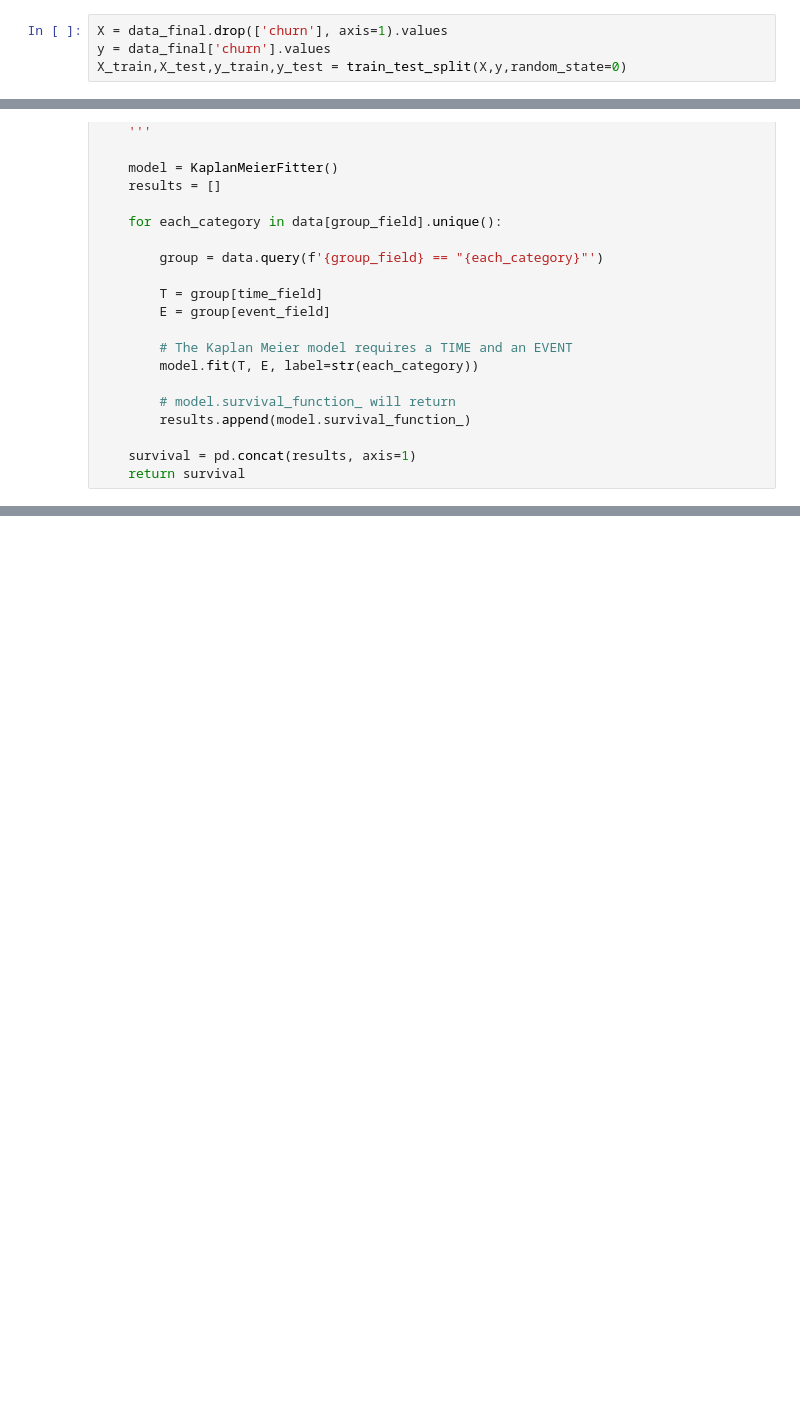
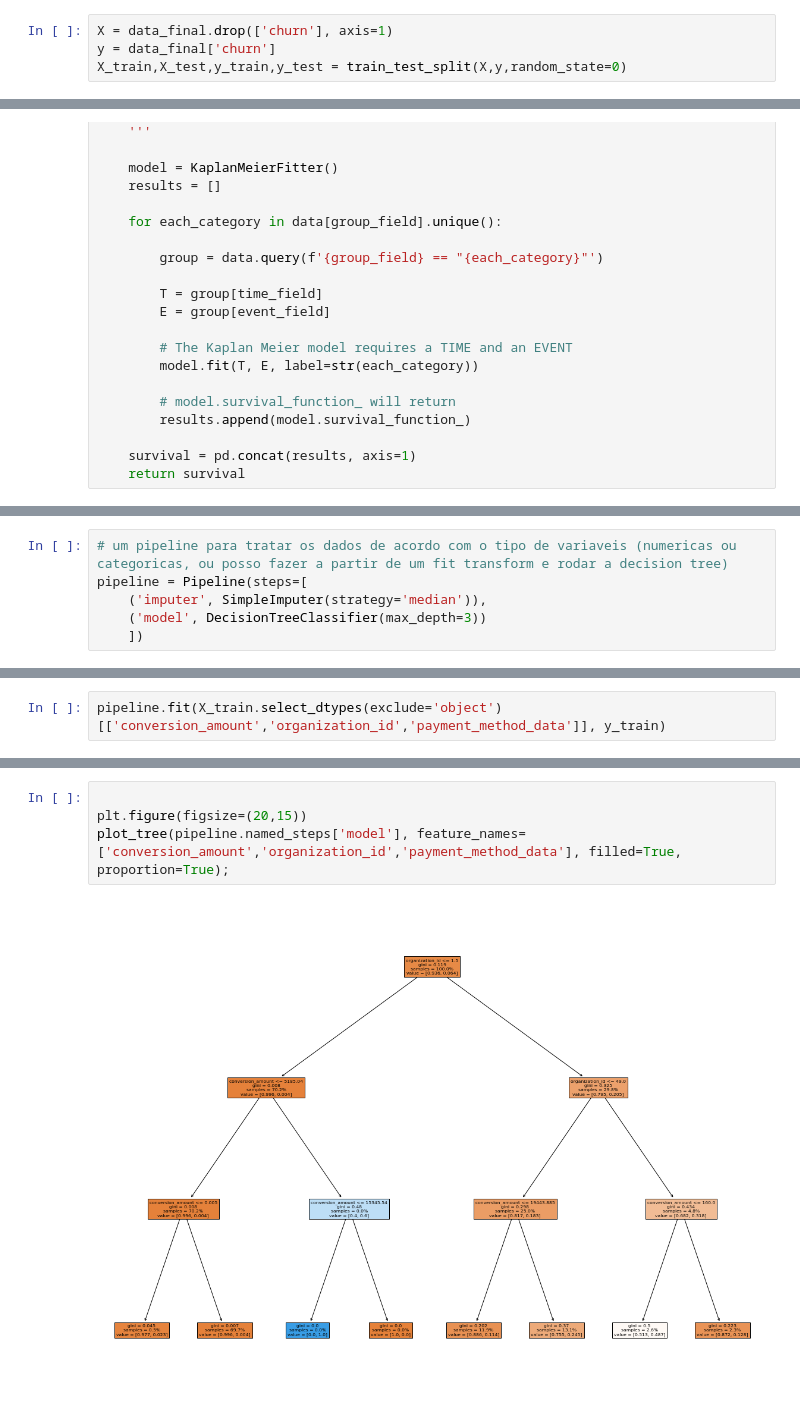
Before and after one commit to DiegoAlves-data/Visual_Studio_Data_Science, a Jupyter notebook: Final_Project/Final_Project_02.ipynb, the cells around one changed output, grey strips where cells are left out. Saved outputs shown, nothing was run; the diff lists cells and outputs as text; blank space fills up the shorter version.

```diff
--- a/Final_Project/Final_Project_02.ipynb
+++ b/Final_Project/Final_Project_02.ipynb
@@ -506,8 +506,8 @@ data_final.head()
 # %%
 from sklearn.model_selection import train_test_split
 # %%
-X = data_final.drop(['churn'], axis=1).values
-y = data_final['churn'].values
+X = data_final.drop(['churn'], axis=1)
+y = data_final['churn']
 X_train,X_test,y_train,y_test = train_test_split(X,y,random_state=0)
 # %%
 print ('Dados de treino {}'.format(X_train.shape))
@@ -614,0 +792,6 @@ AttributeError: 'DataFrame' object has no attribute 'unique'
+# %%
+# um pipeline para tratar os dados de acordo com o tipo de variaveis (numericas ou categoricas, ou posso fazer a partir de um fit transform e rodar a decision tree)
+pipeline = Pipeline(steps=[
+    ('imputer', SimpleImputer(strategy='median')),
+    ('model', DecisionTreeClassifier(max_depth=3))
+    ])
@@ -614,0 +814,2 @@ AttributeError: 'DataFrame' object has no attribute 'unique'
+# %%
+pipeline.fit(X_train.select_dtypes(exclude='object')[['conversion_amount','organization_id','payment_method_data']], y_train)
@@ -614,0 +824,6 @@ AttributeError: 'DataFrame' object has no attribute 'unique'
+# %%
+
+plt.figure(figsize=(20,15))
+plot_tree(pipeline.named_steps['model'], feature_names=['conversion_amount','organization_id','payment_method_data'], filled=True, proportion=True);
+# %% [output]
+[figure, added]
```
Also changed, not shown: parts of 34 cells of this notebook.
